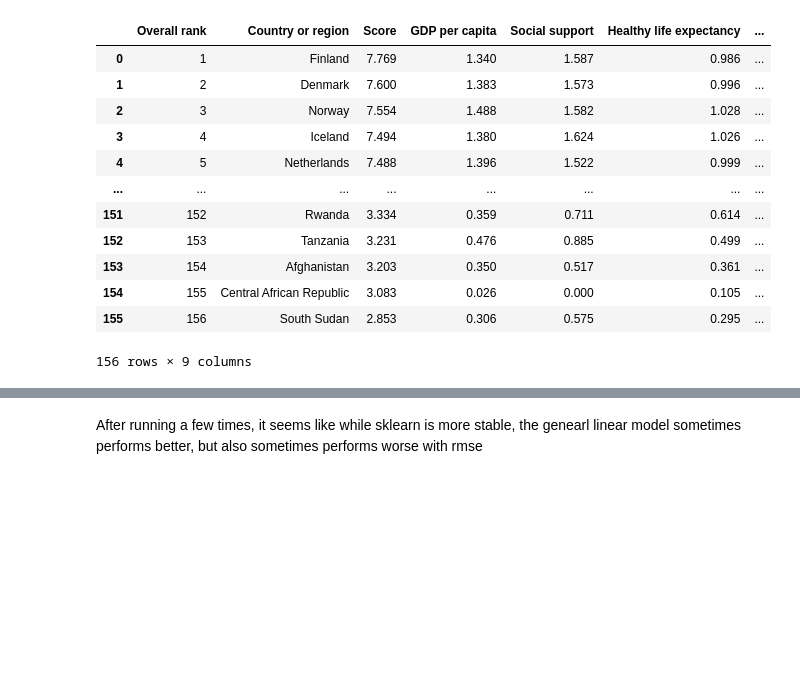
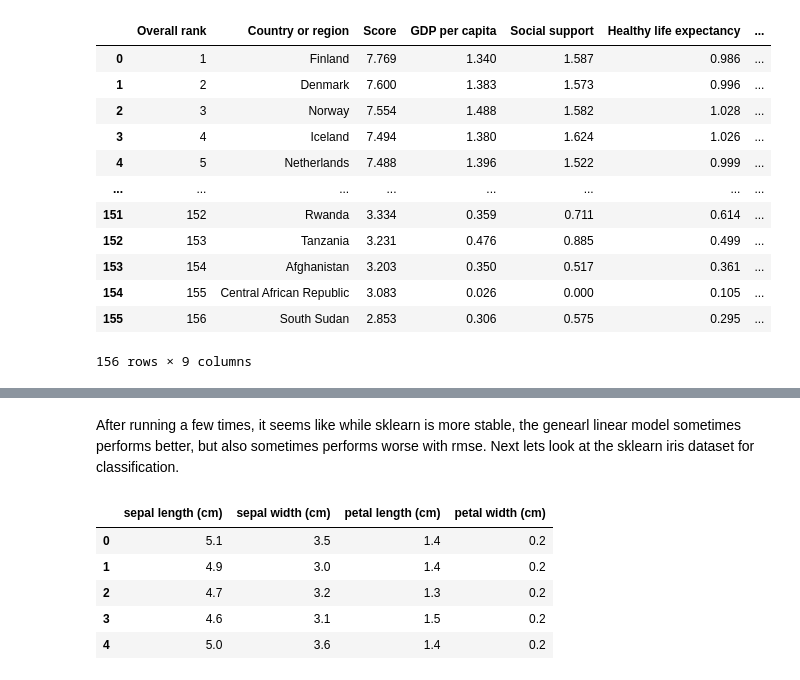
Before and after one commit to jrsaffy/GeneralLinearModel, a Jupyter notebook: testGLM.ipynb, the cells around one changed output, grey strips where cells are left out. Saved outputs shown, nothing was run; the diff lists cells and outputs as text; code cells hidden in the pictures; blank space fills up the shorter version.

```diff
--- a/testGLM.ipynb
+++ b/testGLM.ipynb
@@ -132,2 +133,2 @@ np.sqrt(metrics.mean_squared_error(happiness_test_target, sklearn_predictions))
 # %% [markdown]
-After running a few times, it seems like while sklearn is more stable, the genearl linear model sometimes performs better, but also sometimes performs worse with rmse
+After running a few times, it seems like while sklearn is more stable, the genearl linear model sometimes performs better, but also sometimes performs worse with rmse.  Next lets look at the sklearn iris dataset for classification.
@@ -133,0 +140,9 @@ After running a few times, it seems like while sklearn is more stable, the genea
+# %%
+iris_data.head()
+# %% [output]
+|  | sepal length (cm) | sepal width (cm) | petal length (cm) | petal width (cm) |
+| 0 | 5.1 | 3.5 | 1.4 | 0.2 |
+| 1 | 4.9 | 3.0 | 1.4 | 0.2 |
+| 2 | 4.7 | 3.2 | 1.3 | 0.2 |
+| 3 | 4.6 | 3.1 | 1.5 | 0.2 |
+| 4 | 5.0 | 3.6 | 1.4 | 0.2 |
```
Also changed, not shown: parts of 28 cells of this notebook, 1 other file.
